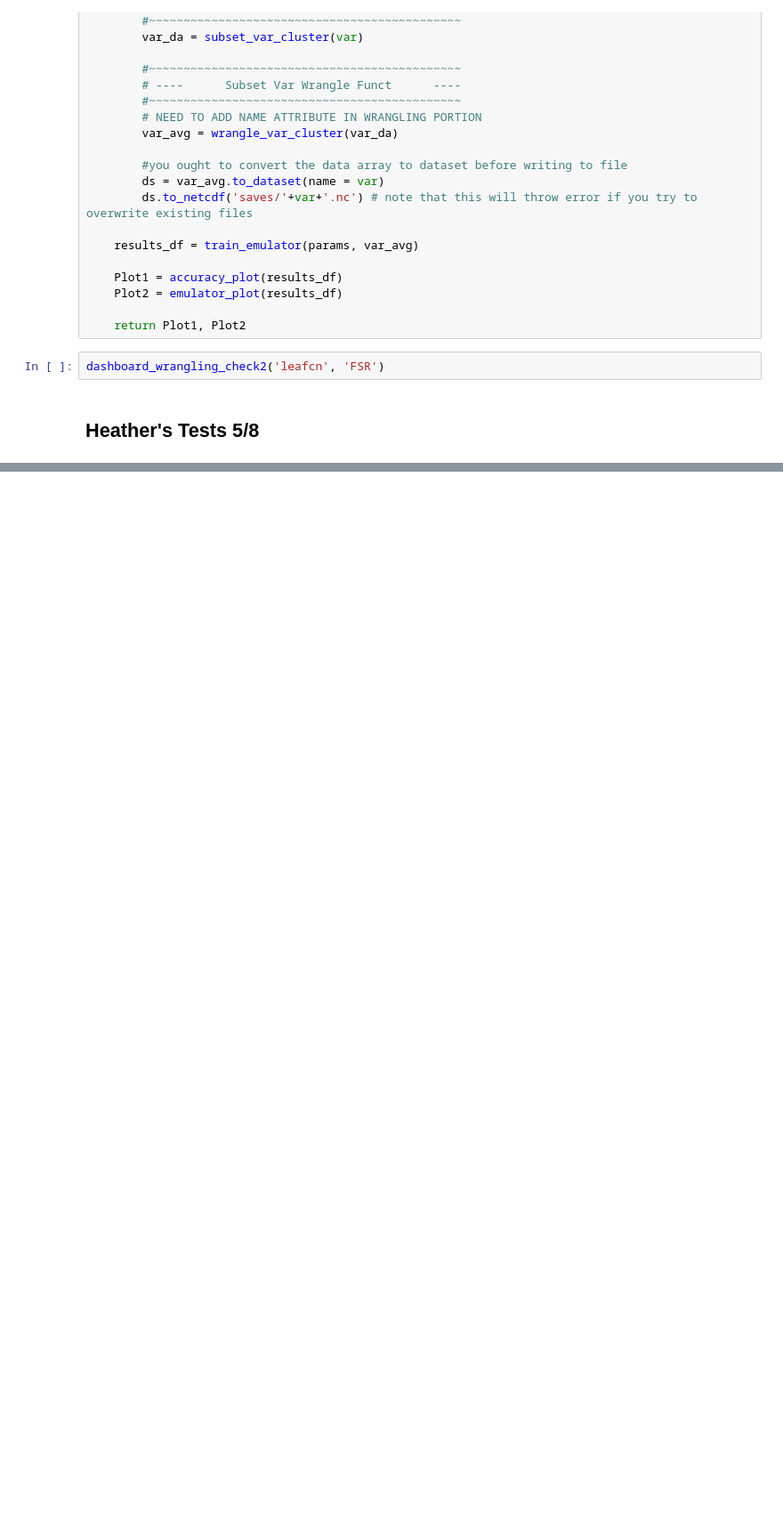
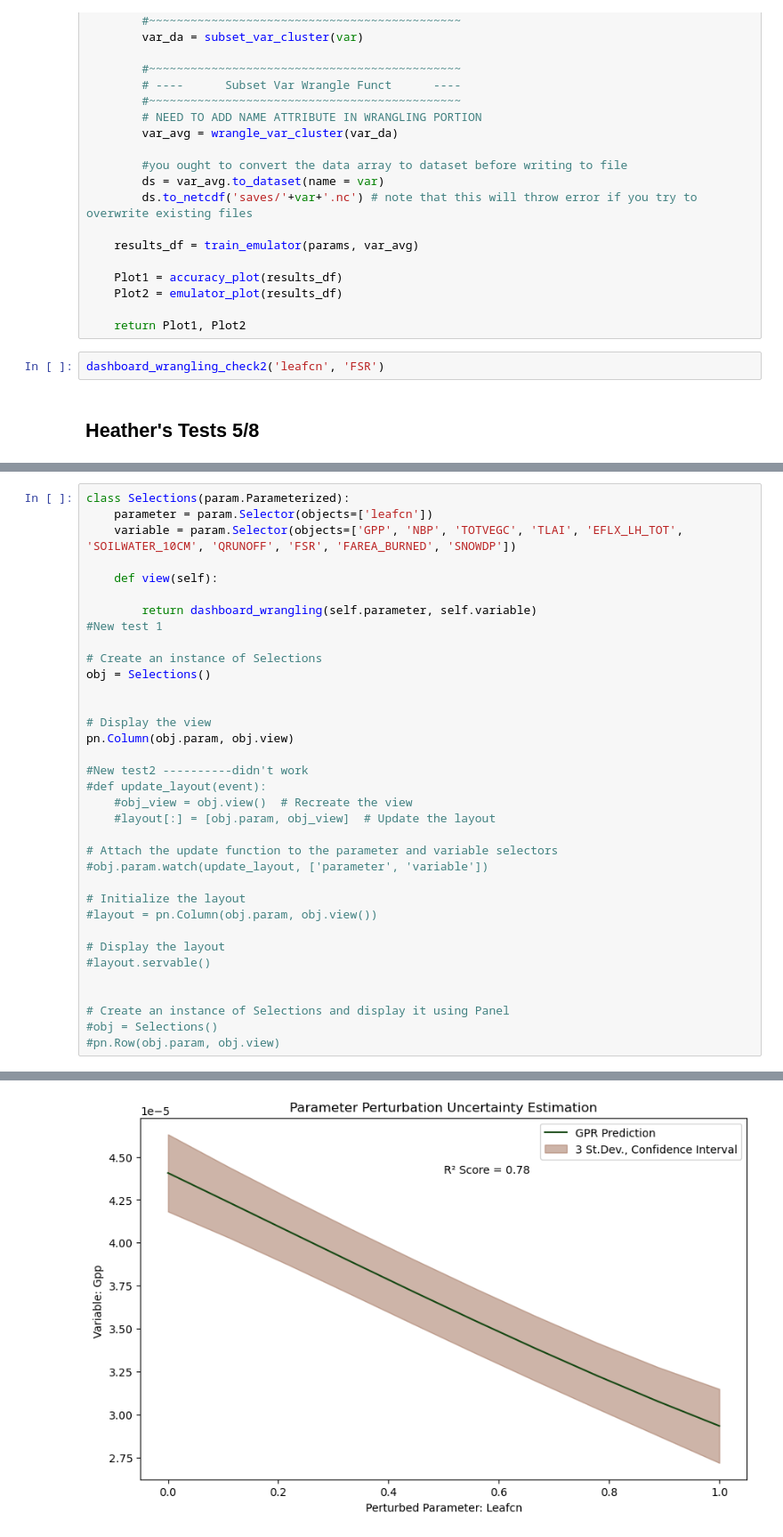
Before and after one commit to GaiaFuture/Prototype, a Jupyter notebook: main_function.ipynb, the cells around one changed output, grey strips where cells are left out. Shown: that part at 89% size. Saved outputs shown, nothing was run; the diff lists cells and outputs as text; blank space fills up the shorter version.

```diff
--- a/main_function.ipynb
+++ b/main_function.ipynb
@@ -415,0 +445,36 @@ dashboard_wrangling("leafcn","LNC")
+# %%
+class Selections(param.Parameterized):
+    parameter = param.Selector(objects=['leafcn'])
+    variable = param.Selector(objects=['GPP', 'NBP', 'TOTVEGC', 'TLAI', 'EFLX_LH_TOT', 'SOILWATER_10CM', 'QRUNOFF', 'FSR', 'FAREA_BURNED', 'SNOWDP'])
+
+    def view(self):
+
+        return dashboard_wrangling(self.parameter, self.variable)
+#New test 1
+
+# Create an instance of Selections
+obj = Selections()
+
+
+# Display the view
+pn.Column(obj.param, obj.view)
+
+#New test2 ----------didn't work
+#def update_layout(event):
+    #obj_view = obj.view()  # Recreate the view
+    #layout[:] = [obj.param, obj_view]  # Update the layout
+
+# Attach the update function to the parameter and variable selectors
+#obj.param.watch(update_layout, ['parameter', 'variable'])
+
+# Initialize the layout
+#layout = pn.Column(obj.param, obj.view())
+
+# Display the layout
+#layout.servable()
+
+
+# Create an instance of Selections and display it using Panel
+#obj = Selections()
+#pn.Row(obj.param, obj.view)
+# %% [output]
@@ -416,3 +486,4 @@ dashboard_wrangling("leafcn","LNC")
+[figure, added]
 # %%
 class Selections(param.Parameterized):
     parameter = param.Selector(objects=['leafcn'])
```
Also changed, not shown: parts of 6 cells of this notebook.
